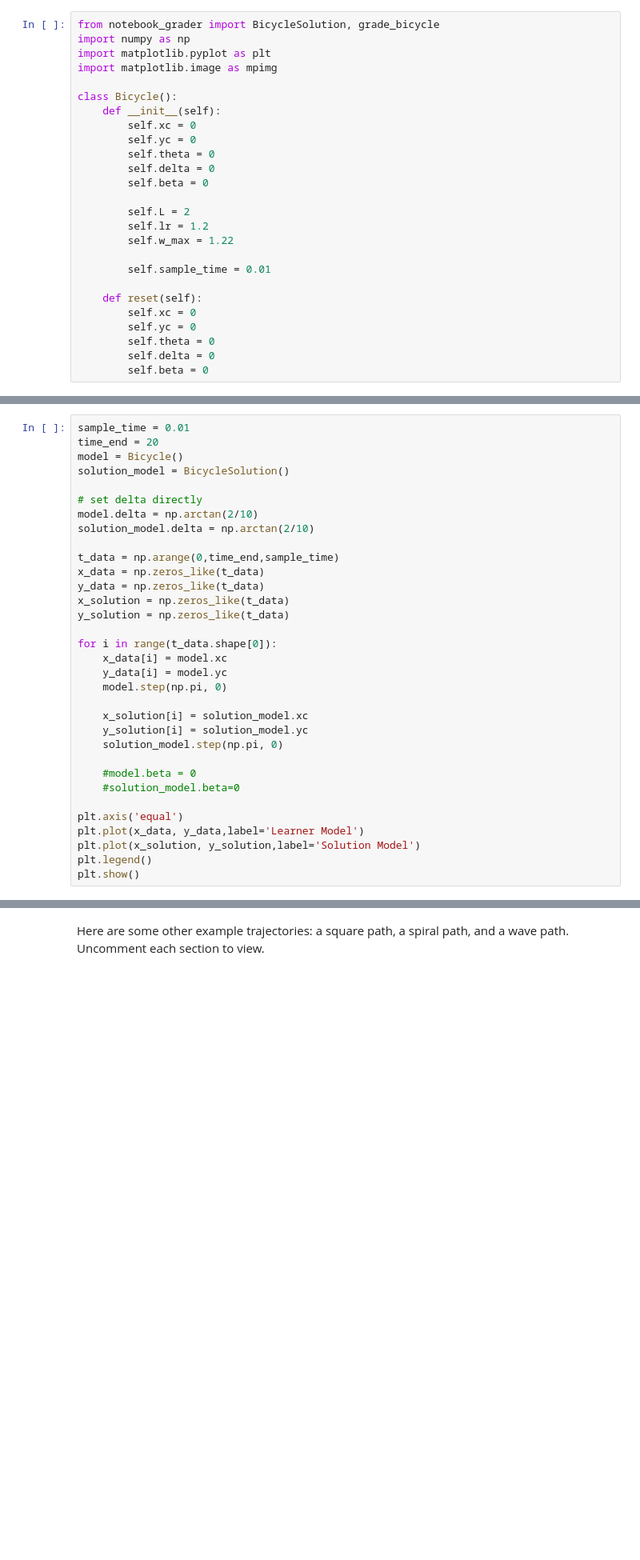
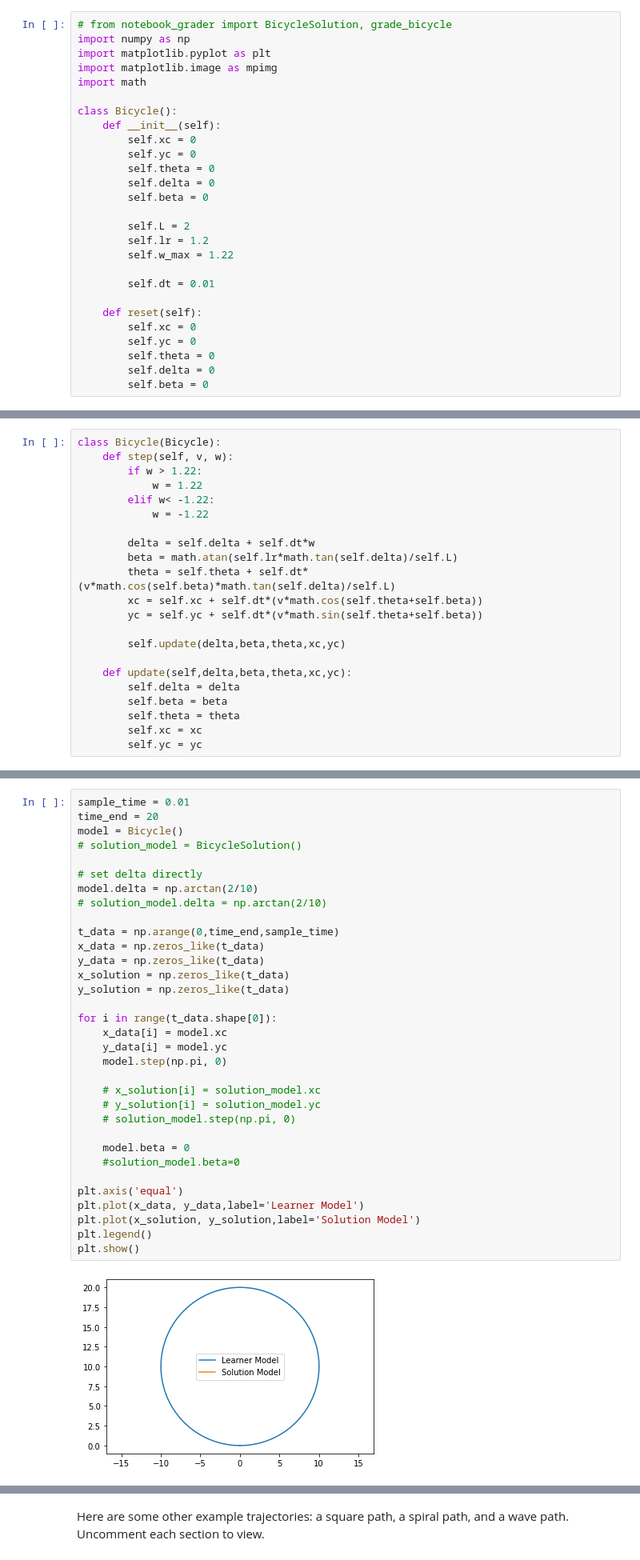
Before and after one commit to davood-dorostkar/SelfDrivingCars, a Jupyter notebook: 01 Intro/Week4/Assignment1-Lab-Kinematic_Bicycle_Model.ipynb, the cells around one changed output, grey strips where cells are left out. Shown at 80% size. Drawn from its saved outputs; the diff is of its cells as text; blank space fills up the shorter version.

```diff
--- a/01 Intro/Week4/Assignment1-Lab-Kinematic_Bicycle_Model.ipynb
+++ b/01 Intro/Week4/Assignment1-Lab-Kinematic_Bicycle_Model.ipynb
@@ -19,10 +19,11 @@ The bicycle begins with zero initial conditions, has a maximum turning rate of 1
 
 From these conditions, we initialize the Python class as follows:
 # %%
-from notebook_grader import BicycleSolution, grade_bicycle
+# from notebook_grader import BicycleSolution, grade_bicycle
 import numpy as np
 import matplotlib.pyplot as plt
 import matplotlib.image as mpimg
+import math
 
 class Bicycle():
     def __init__(self):
@@ -36,7 +37,7 @@ class Bicycle():
         self.lr = 1.2
         self.w_max = 1.22
 
-        self.sample_time = 0.01
+        self.dt = 0.01
 
     def reset(self):
         self.xc = 0
@@ -58,3 +52,25 @@ class Bicycle(Bicycle):
+# %%
+class Bicycle(Bicycle):
+    def step(self, v, w):
+        if w > 1.22:
+            w = 1.22
+        elif w< -1.22:
+            w = -1.22
+
+        delta = self.delta + self.dt*w
+        beta = math.atan(self.lr*math.tan(self.delta)/self.L)
+        theta = self.theta + self.dt*(v*math.cos(self.beta)*math.tan(self.delta)/self.L)
+        xc = self.xc + self.dt*(v*math.cos(self.theta+self.beta))
+        yc = self.yc + self.dt*(v*math.sin(self.theta+self.beta))
+
+        self.update(delta,beta,theta,xc,yc)
+
+    def update(self,delta,beta,theta,xc,yc):
+        self.delta = delta
+        self.beta = beta
+        self.theta = theta
+        self.xc = xc
+        self.yc = yc
 # %% [markdown]
 With the model setup, we can now start giving bicycle inputs and producing trajectories.
 
@@ -81,36 +97,38 @@ We can now implement this in a loop to step through the model equations. We will
 # %%
 sample_time = 0.01
 time_end = 20
 model = Bicycle()
-solution_model = BicycleSolution()
+# solution_model = BicycleSolution()
 
 # set delta directly
 model.delta = np.arctan(2/10)
-solution_model.delta = np.arctan(2/10)
+# solution_model.delta = np.arctan(2/10)
 
 t_data = np.arange(0,time_end,sample_time)
 x_data = np.zeros_like(t_data)
 y_data = np.zeros_like(t_data)
 x_solution = np.zeros_like(t_data)
 y_solution = np.zeros_like(t_data)
 
 for i in range(t_data.shape[0]):
     x_data[i] = model.xc
     y_data[i] = model.yc
     model.step(np.pi, 0)
 
-    x_solution[i] = solution_model.xc
-    y_solution[i] = solution_model.yc
-    solution_model.step(np.pi, 0)
+    # x_solution[i] = solution_model.xc
+    # y_solution[i] = solution_model.yc
+    # solution_model.step(np.pi, 0)
 
-    #model.beta = 0
+    model.beta = 0
     #solution_model.beta=0
 
 plt.axis('equal')
 plt.plot(x_data, y_data,label='Learner Model')
 plt.plot(x_solution, y_solution,label='Solution Model')
 plt.legend()
 plt.show()
+# %% [output]
+[figure, added]
 # %% [markdown]
 The plot above shows the desired circle of 10m radius. The path is slightly offset which is caused by the sideslip effects due to $\beta$. By forcing $\beta = 0$ through uncommenting the last line in the loop, you can see that the offset disappears and the circle becomes centered at (0,10).
 
```
Also changed, not shown: parts of 4 cells of this notebook.
